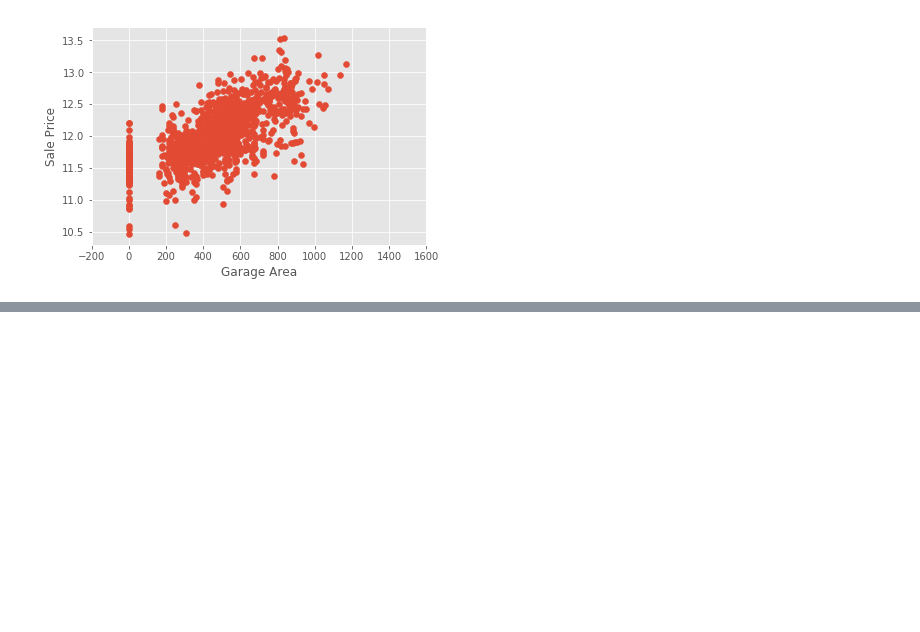
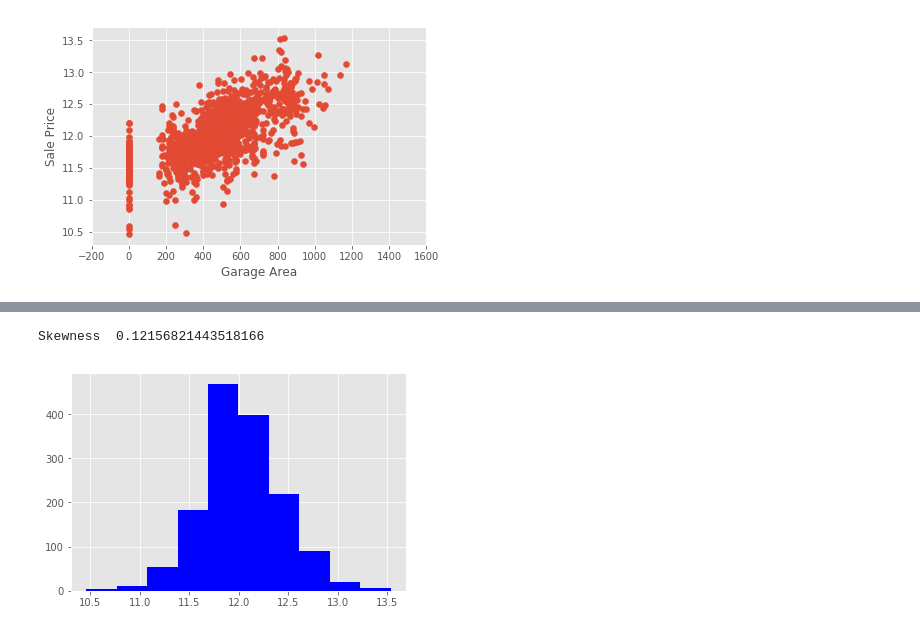
Before and after one commit to jchudb93/kaggle-house-prices, a Jupyter notebook: notebooks/1.0-initial-exploration.ipynb, the cells around one changed output, grey strips where cells are left out. Cells and saved outputs as stored; diff of their text form; code cells hidden in the pictures; blank space fills up the shorter version.

```diff
--- a/notebooks/1.0-initial-exploration.ipynb
+++ b/notebooks/1.0-initial-exploration.ipynb
@@ -189,0 +269,2 @@ plt.show()
+# %%
+train = train[~((train['GrLivArea'] > 4000) & (train['SalePrice'] < 300000))]
@@ -189,0 +279,8 @@ plt.show()
+# %%
+target = np.log(train.SalePrice)
+print ("Skewness ", target.skew())
+plt.hist(target, color='blue')
+plt.show()
+# %% [output]
+Skewness  0.12156821443518166
+[figure, added]
```
Also changed, not shown: parts of 36 cells of this notebook, 2 other files.
